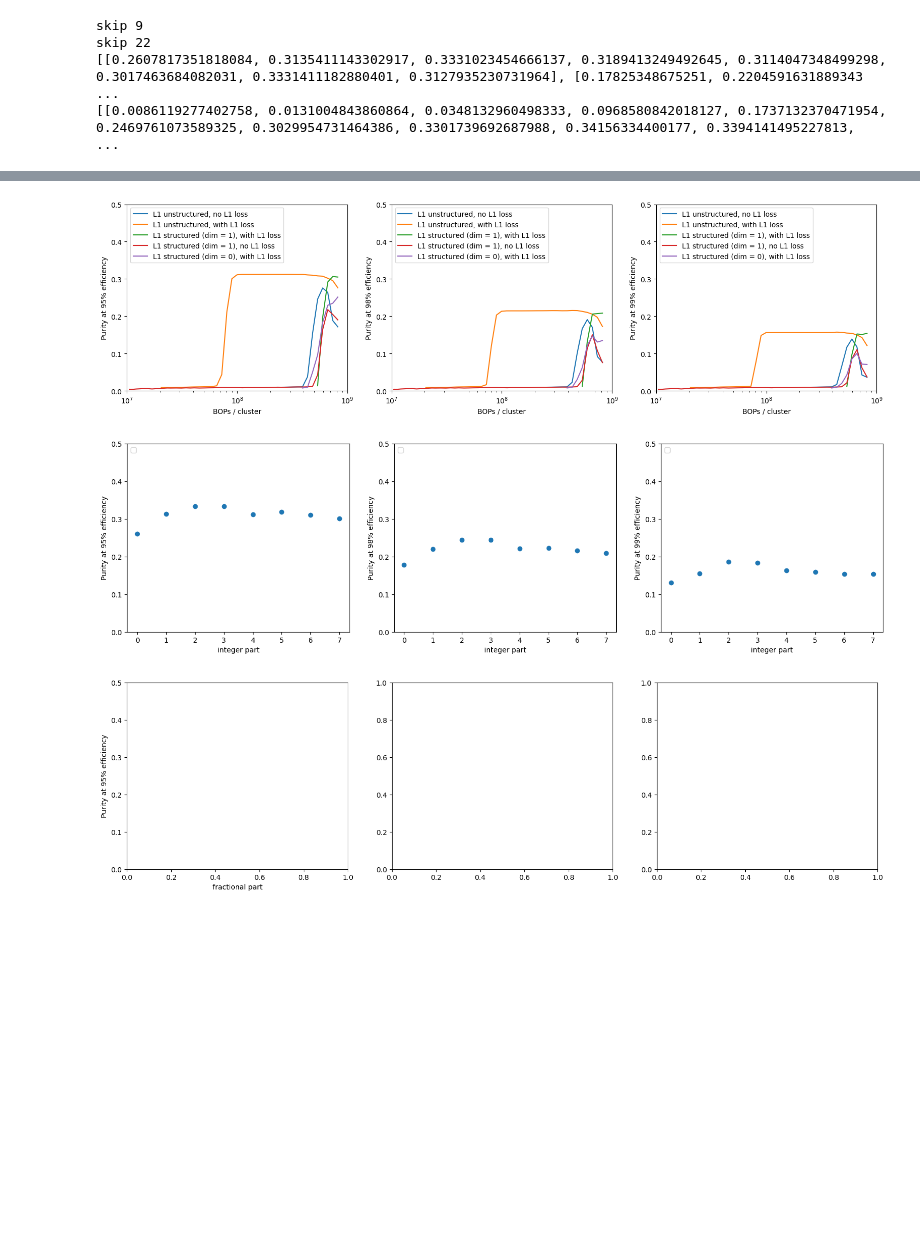
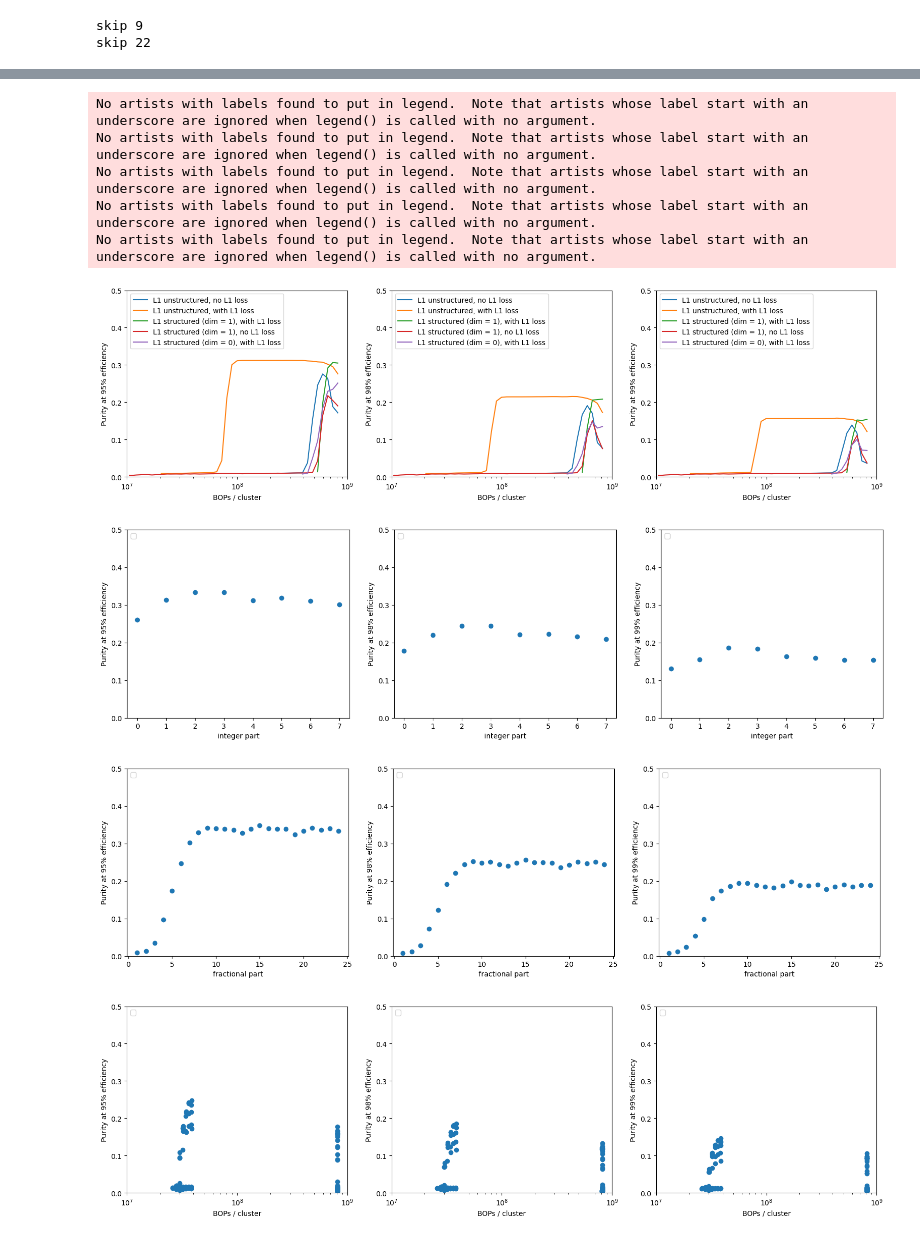
Before and after one commit to sdittmeier/Tracking-ML-Exa.TrkX, a Jupyter notebook: Examples/TrackML_Quickstart/Scripts/utils/plotter_chep.ipynb, the cells around one changed output, grey strips where cells are left out. Drawn from its saved outputs; the diff is of its cells as text; code cells hidden in the pictures; blank space fills up the shorter version.

Commit message:
updating plotting notebook

```diff
--- a/Examples/TrackML_Quickstart/Scripts/utils/plotter_chep.ipynb
+++ b/Examples/TrackML_Quickstart/Scripts/utils/plotter_chep.ipynb
@@ -27,6 +27,13 @@ def return_final_purities(file_list):
             purity.append(filter_nan(np.array(metrics[label]))[-1]) # taking last value: index -1
     return purs
 
+def return_initial_bops(file_w_bops):
+    label = ['total_bops']
+    csv_path = f"{artifacts_path}{file_w_bops}{metrics_file}"
+    with open(csv_path) as file:
+        metrics = pd.read_csv(file)
+    return(filter_nan(np.array(metrics[label]))[0]) # taking first value
+
 def purities_vs_bops(current_file):
     labels = ['pur_95', 'pur_98', 'pur_99', 'total_bops']
     pur95 = []
@@ -49,13 +56,14 @@ def purities_vs_bops(current_file):
                 purity.append(filter_nan(np.array(metrics[label]))[index]) # taking last value: index -1
     return purs
 
-def purities_vs_config(sweep_dir, num_scans, config_key, skip=[]):
-    labels = ['pur_95', 'pur_98', 'pur_99']
+def purities_bops_vs_config(sweep_dir, num_scans, config_key, skip=[]):
+    labels = ['pur_95', 'pur_98', 'pur_99', 'total_bops']
     pur95 = []
     pur98 = []
     pur99 = []
+    bops = []
     config = []
-    purs = [pur95, pur98, pur99]
+    purs = [pur95, pur98, pur99, bops]
     for i in range(num_scans):
         if i in skip:
             print(f"skip {i}")
@@ -109,6 +117,8 @@ mlp_prune_structured_wL1_dim0   = "batchnorm_no_norm_prune_structured_wL1/versio
 # input quantization in standard MLP; these are sweeps, to be seen how to do!
 mlp_input_integer    = "batchnorm_no_norm_inputQuant_integer/version_"
 mlp_input_fractional = "batchnorm_no_norm_inputQuant_frac/version_"
+# activation quantization: sweep
+qmlp_activation_sweep = "batchnorm_no_norm_QMLP_sweep_act/version_"
 
 
 files_mlp = [mlp_reference, mlp_batchnorm, mlp_batch_noNorm]
@@ -172,8 +182,9 @@ for file in files_mlp_pruned:
     pur_vs_bops.append(purities_vs_bops(file))
 #print(pur_vs_bops[0][0]) #[file][metric]
 
-pur_vs_int = purities_vs_config(mlp_input_integer, 8, "integer_part")
-pur_vs_fra = purities_vs_config(mlp_input_fractional, 26, "fractional_part", skip=[9,22])
+pur_vs_int = purities_bops_vs_config(mlp_input_integer, 8, "integer_part")
+pur_vs_fra = purities_bops_vs_config(mlp_input_fractional, 26, "fractional_part", skip=[9,22])
+qmlp_activation_sweep = purities_bops_vs_config(qmlp_activation_sweep, 237, "activation_bit_width_input", skip=[])
 print(pur_vs_int)
 print(pur_vs_fra)
 
@@ -205,7 +216,7 @@ for ax, lab, pur in zip (ax_list, purity_labels, pur_vs_int):
     ax.set_ylim(0,0.5)
 #    ax.set_xlim(1e7,1e9)
     ax.set_xlabel("integer part")
-    ax.plot(pur_vs_int[3],pur, alpha=1, linestyle="None", marker = "o") ##plotting )
+    ax.plot(pur_vs_int[4],pur, alpha=1, linestyle="None", marker = "o") ##plotting )
     ax.legend(loc=2, prop={'size': 10})
 
 fig = plt.figure(figsize=(19.2,4.8))
@@ -218,13 +229,25 @@ for ax, lab, pur in zip (ax_list, purity_labels, pur_vs_fra):
     ax.set_ylim(0,0.5)
 #    ax.set_xlim(1e7,1e9)
     ax.set_xlabel("fractional part")
-    ax.plot(pur_vs_fra[3],pur, alpha=1, linestyle="None", marker = "o") ##plotting )
+    ax.plot(pur_vs_fra[4],pur, alpha=1, linestyle="None", marker = "o") ##plotting )
     ax.legend(loc=2, prop={'size': 10})
+
+fig = plt.figure(figsize=(19.2,4.8))
+ax1 = fig.add_subplot(131)
+ax2 = fig.add_subplot(132)
+ax3 = fig.add_subplot(133)
+ax_list = [ax1, ax2, ax3]
+for ax, lab, pur in zip (ax_list, purity_labels, qmlp_activation_sweep):
+    ax.set_ylabel(lab)
+    ax.set_xscale('log')
+    ax.set_ylim(0,0.5)
+    ax.set_xlim(1e7,1e9)
+    ax.set_xlabel("BOPs / cluster")
+    ax.plot(qmlp_activation_sweep[3],pur, alpha=1, linestyle="None", marker = "o") ##plotting )
+    ax.legend(loc=2, prop={'size': 10})
 # %% [output]
 skip 9
 skip 22
-[[0.2607817351818084, 0.3135411143302917, 0.3331023454666137, 0.3189413249492645, 0.3114047348499298, 0.3017463684082031, 0.3331411182880401, 0.3127935230731964], [0.17825348675251, 0.2204591631889343 ...
-[[0.0086119277402758, 0.0131004843860864, 0.0348132960498333, 0.0968580842018127, 0.1737132370471954, 0.2469761073589325, 0.3029954731464386, 0.3301739692687988, 0.34156334400177, 0.3394141495227813,  ...
 No artists with labels found to put in legend.  Note that artists whose label start with an underscore are ignored when legend() is called with no argument.
 No artists with labels found to put in legend.  Note that artists whose label start with an underscore are ignored when legend() is called with no argument.
 No artists with labels found to put in legend.  Note that artists whose label start with an underscore are ignored when legend() is called with no argument.
@@ -232,3 +257,9 @@ ValueError: x and y must have same first dimension, but have shapes (8,) and (24
+No artists with labels found to put in legend.  Note that artists whose label start with an underscore are ignored when legend() is called with no argument.
+No artists with labels found to put in legend.  Note that artists whose label start with an underscore are ignored when legend() is called with no argument.
+No artists with labels found to put in legend.  Note that artists whose label start with an underscore are ignored when legend() is called with no argument.
+No artists with labels found to put in legend.  Note that artists whose label start with an underscore are ignored when legend() is called with no argument.
+No artists with labels found to put in legend.  Note that artists whose label start with an underscore are ignored when legend() is called with no argument.
 [figure]
 [figure]
-[figure, old version]
+[figure, new version]
+[figure, added]
```
Also changed, not shown: parts of 1 cell of this notebook.
